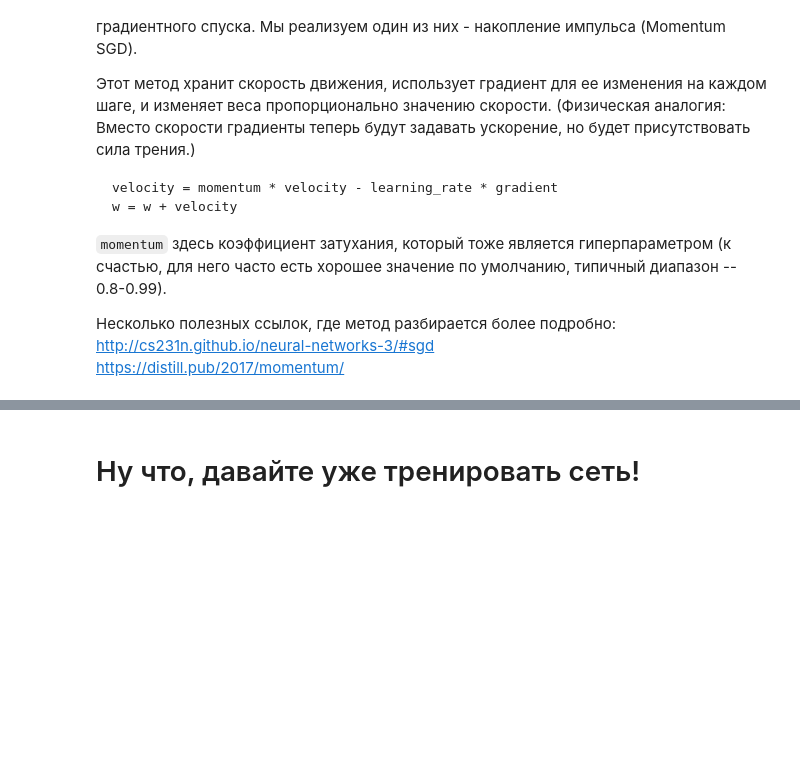
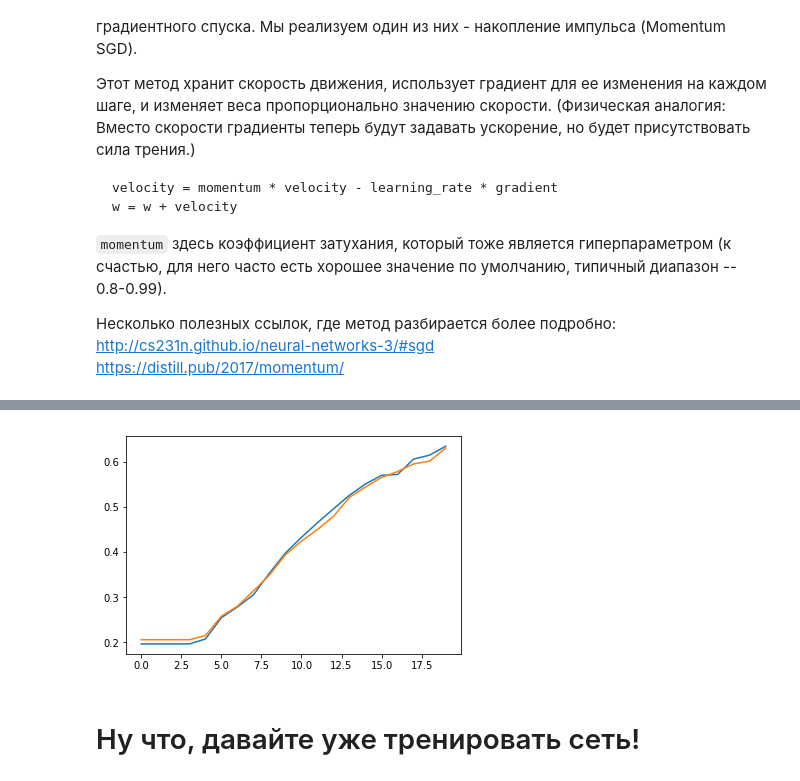
Before and after one commit to gnom2134/dlcourse_ai, a Jupyter notebook: assignments/assignment2/Neural Network.ipynb, the cells around one changed output, grey strips where cells are left out. Drawn from its saved outputs; the diff is of its cells as text; code cells hidden in the pictures; blank space fills up the shorter version.

```diff
--- a/assignments/assignment2/Neural Network.ipynb
+++ b/assignments/assignment2/Neural Network.ipynb
@@ -190,3 +249,8 @@ trainer = Trainer(model, dataset, MomentumSGD(), learning_rate=1e-4, learning_ra
 
 # You should see even better results than before!
 loss_history, train_history, val_history = trainer.fit()
+
+plt.plot(train_history)
+plt.plot(val_history)
+plt.show()
+# %% [output]
@@ -193,3 +277,4 @@ loss_history, train_history, val_history = trainer.fit()
+[figure, added]
 # %% [markdown]
 # Ну что, давайте уже тренировать сеть!
 # %% [markdown]
```
Also changed, not shown: parts of 14 cells of this notebook, 8 other files.
